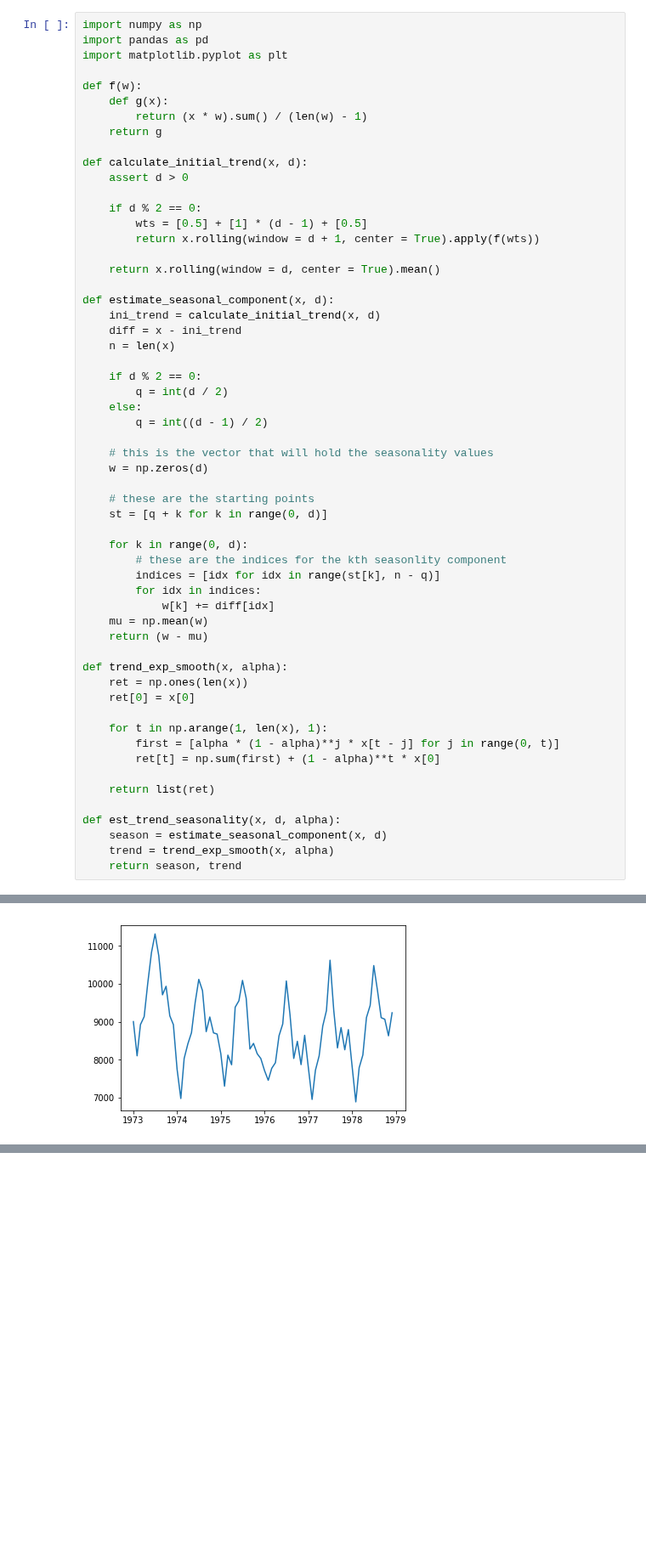
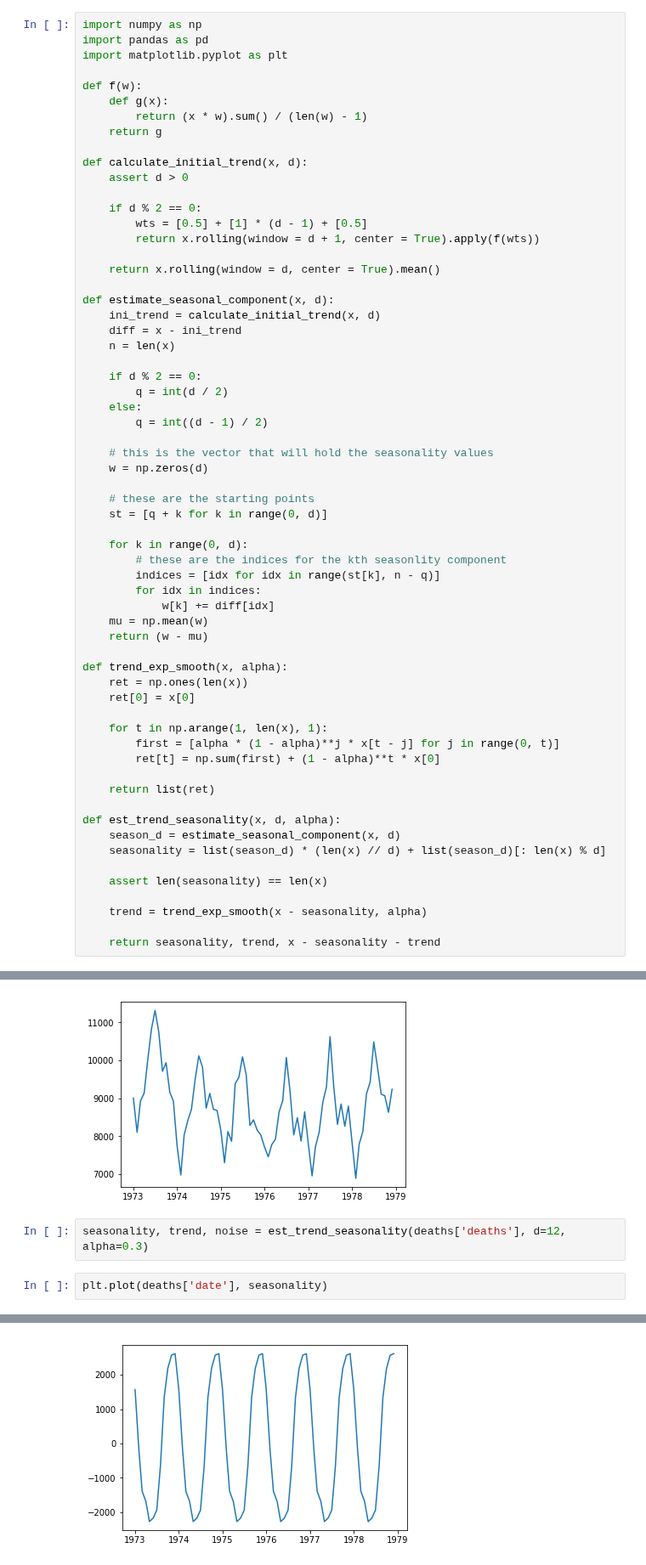
Before and after one commit to somnath1077/ML, a Jupyter notebook: timeseries/notebooks/Brockwell_Davis_ISTM/Estimating Trend and Seasonality .ipynb, the cells around one changed output, grey strips where cells are left out. Shown at 85% size. Cells and saved outputs as stored; diff of their text form; blank space fills up the shorter version.

```diff
--- a/timeseries/notebooks/Brockwell_Davis_ISTM/Estimating Trend and Seasonality .ipynb
+++ b/timeseries/notebooks/Brockwell_Davis_ISTM/Estimating Trend and Seasonality .ipynb
@@ -61,9 +61,14 @@ def trend_exp_smooth(x, alpha):
     return list(ret)
 
 def est_trend_seasonality(x, d, alpha):
-    season = estimate_seasonal_component(x, d)
-    trend = trend_exp_smooth(x, alpha)
-    return season, trend
+    season_d = estimate_seasonal_component(x, d)
+    seasonality = list(season_d) * (len(x) // d) + list(season_d)[: len(x) % d]
+
+    assert len(seasonality) == len(x)
+
+    trend = trend_exp_smooth(x - seasonality, alpha)
+
+    return seasonality, trend, x - seasonality - trend
 # %%
 df = pd.DataFrame(columns=['x'])
 df['x'] = [i for i in range(1, 11)]
@@ -107,3 +112,8 @@ plt.plot(deaths['date'], deaths['deaths'])
 # %% [output]
 [<matplotlib.lines.Line2D at 0x...>]
 [figure]
+# %%
+seasonality, trend, noise = est_trend_seasonality(deaths['deaths'], d=12, alpha=0.3)
+# %%
+plt.plot(deaths['date'], seasonality)
+# %% [output]
@@ -109,0 +121 @@ plt.plot(deaths['date'], deaths['deaths'])
+[figure, added]
```
Also changed, not shown: parts of 3 cells of this notebook.
